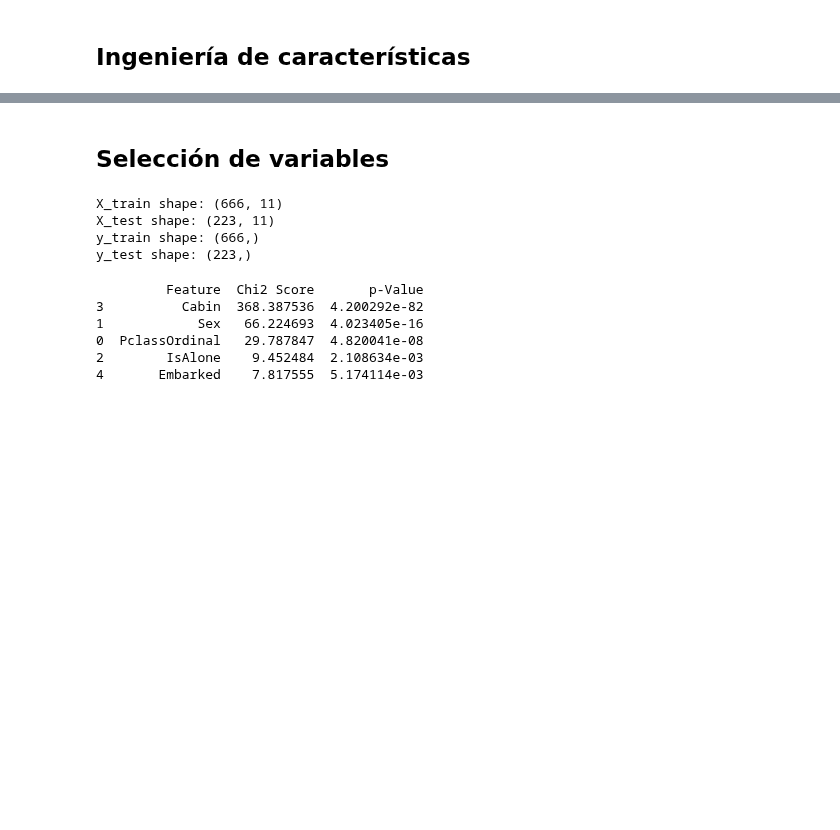
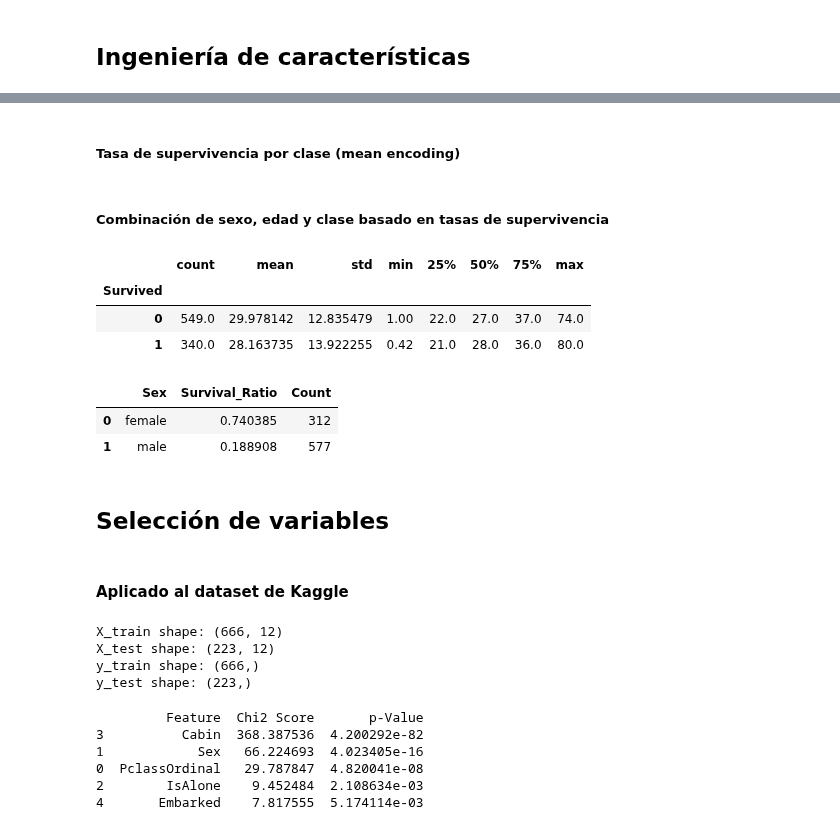
Before and after one commit to iair/mitic-data-science-team-1-septiembre-2024, a Jupyter notebook: mitic-data-science-team-1-septiembre-2024/advance-machine-learning/clases/clase 2 - ingenieria de caracteristicas.ipynb, the cells around one changed output, grey strips where cells are left out. Saved outputs shown, nothing was run; the diff lists cells and outputs as text; code cells hidden in the pictures; blank space fills up the shorter version.

```diff
--- a/mitic-data-science-team-1-septiembre-2024/advance-machine-learning/clases/clase 2 - ingenieria de caracteristicas.ipynb
+++ b/mitic-data-science-team-1-septiembre-2024/advance-machine-learning/clases/clase 2 - ingenieria de caracteristicas.ipynb
@@ -564,0 +665,2 @@ train.head(3)
+# %% [markdown]
+##### Tasa de supervivencia por clase (mean encoding)
@@ -564,0 +675,21 @@ train.head(3)
+# %% [markdown]
+##### Combinación de sexo, edad y clase basado en tasas de supervivencia
+# %%
+train.groupby('Survived')['Age'].describe().sort_values('count',ascending=False)
+# %% [output]
+|  | count | mean | std | min | 25% | 50% | 75% | max |
+| Survived |  |  |  |  |  |  |  |  |
+| 0 | 549.0 | 29.978142 | 12.835479 | 1.00 | 22.0 | 27.0 | 37.0 | 74.0 |
+| 1 | 340.0 | 28.163735 | 13.922255 | 0.42 | 21.0 | 28.0 | 36.0 | 80.0 |
+# %%
+# Ensure your dataset has the columns 'Age' and 'Survived'
+# Calculate the survival ratio and count by age
+survival_by_age = train.groupby('Sex').agg(
+    Survival_Ratio=('Survived', 'mean'),
+    Count=('Survived', 'size')
+).reset_index()
+survival_by_age.head(20)
+# %% [output]
+|  | Sex | Survival_Ratio | Count |
+| 0 | female | 0.740385 | 312 |
+| 1 | male | 0.188908 | 577 |
@@ -565,8 +712,10 @@ train.head(3)
 # %% [markdown]
 ## Selección de variables
+# %% [markdown]
+#### Aplicado al dataset de Kaggle
 # %%
 categorical_columns = ['PclassOrdinal', 'Sex', 'IsAlone', 'Cabin','Embarked']
-numerical_columns = ['Fare','Age','SibSp','Parch','FarePerPerson','FamilySize']
+numerical_columns = ['Fare','Age','SibSp','Parch','FarePerPerson','FamilySize','Pclass_mean_encoded']
 X = train.drop(columns=['Survived','Pclass', 'Name', 'Ticket','PassengerId'])
 y = train['Survived']
 # Split the data into training and testing sets
@@ -577,8 +726,8 @@ print(f"X_test shape: {X_test.shape}")
 print(f"y_train shape: {y_train.shape}")
 print(f"y_test shape: {y_test.shape}")
 # %% [output]
-X_train shape: (666, 11)
-X_test shape: (223, 11)
+X_train shape: (666, 12)
+X_test shape: (223, 12)
 y_train shape: (666,)
 y_test shape: (223,)
 # %%
```
Also changed, not shown: parts of 26 cells of this notebook, 2 other files.
